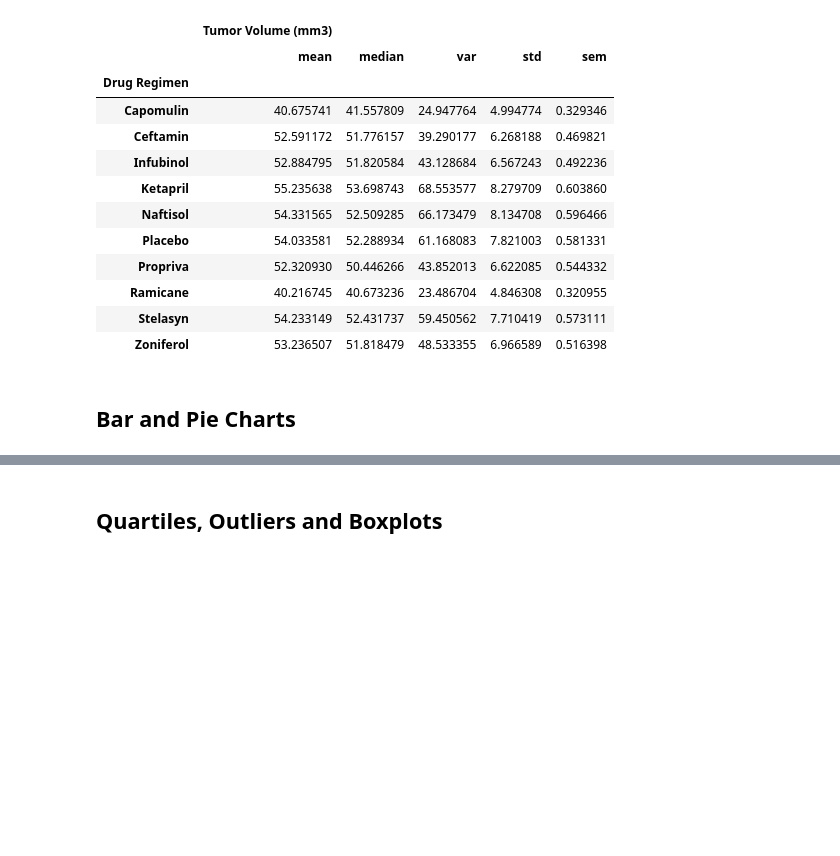
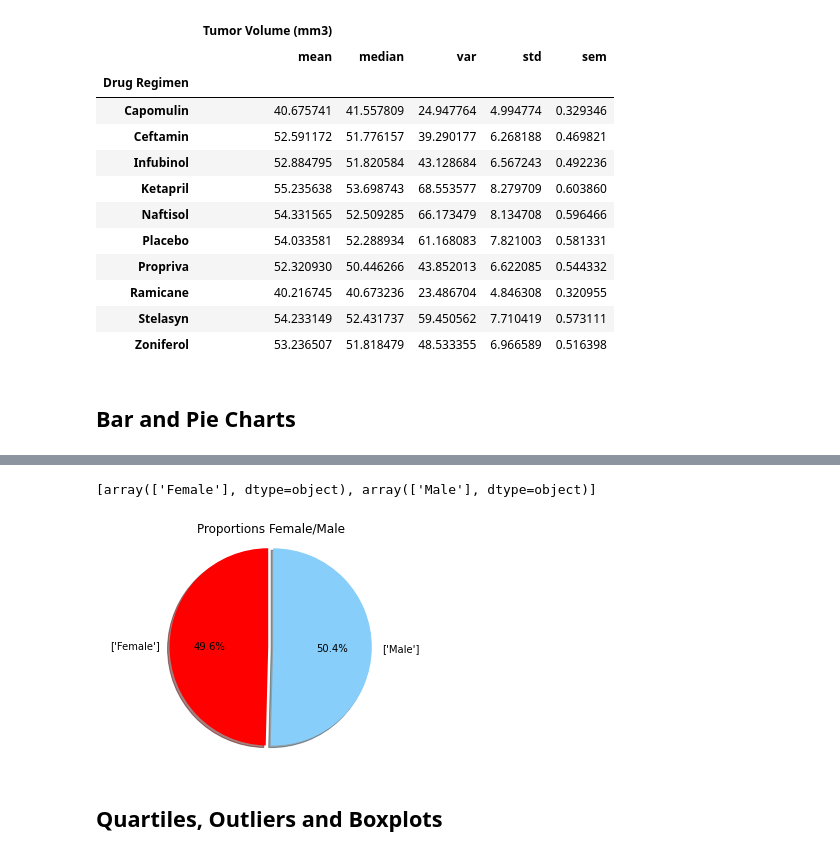
Before and after one commit to jhurley684/05-matplotlib-Pymaceuticals, a Jupyter notebook: Instructions/Pymaceuticals/pymaceuticals_starter.ipynb, the cells around one changed output, grey strips where cells are left out. Saved outputs shown, nothing was run; the diff lists cells and outputs as text; code cells hidden in the pictures; blank space fills up the shorter version.

```diff
--- a/Instructions/Pymaceuticals/pymaceuticals_starter.ipynb
+++ b/Instructions/Pymaceuticals/pymaceuticals_starter.ipynb
@@ -159,2 +170,19 @@ regimen_group.head()
 # %%
-# Generate a pie plot showing the distribution of female versus male mice using Pandas
+# Generate a pie plot showing the distribution of female versus male mice using PyPlot
+sexes = merge_mice.groupby('Sex')
+genders = sexes['Sex'].unique()
+# sexes_count = sexes['Mouse ID'].nunique()
+# sex_count_list = sexes_count.tolist()
+genders_list = genders.tolist()
+genders_list
+# %% [output]
+[array(['Female'], dtype=object), array(['Male'], dtype=object)]
+# %%
+explode = (0, 0.05)
+colors = ["red", "lightskyblue"]
+plt.title("Proportions Female/Male")
+plt.pie(sexes_count, explode=explode, labels=genders_list, colors=colors,autopct="%1.1f%%", shadow=True, startangle=90)
+plt.axis("equal")
+plt.show()
+# %% [output]
+[figure, added]
```
Also changed, not shown: parts of 6 cells of this notebook.
